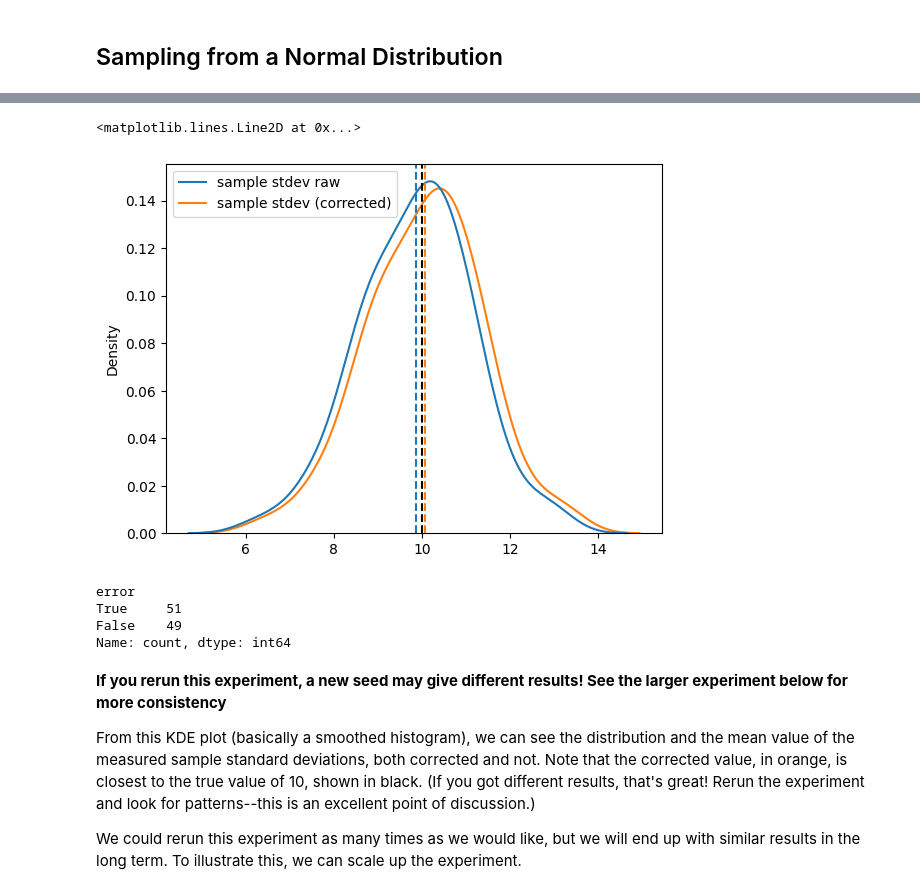
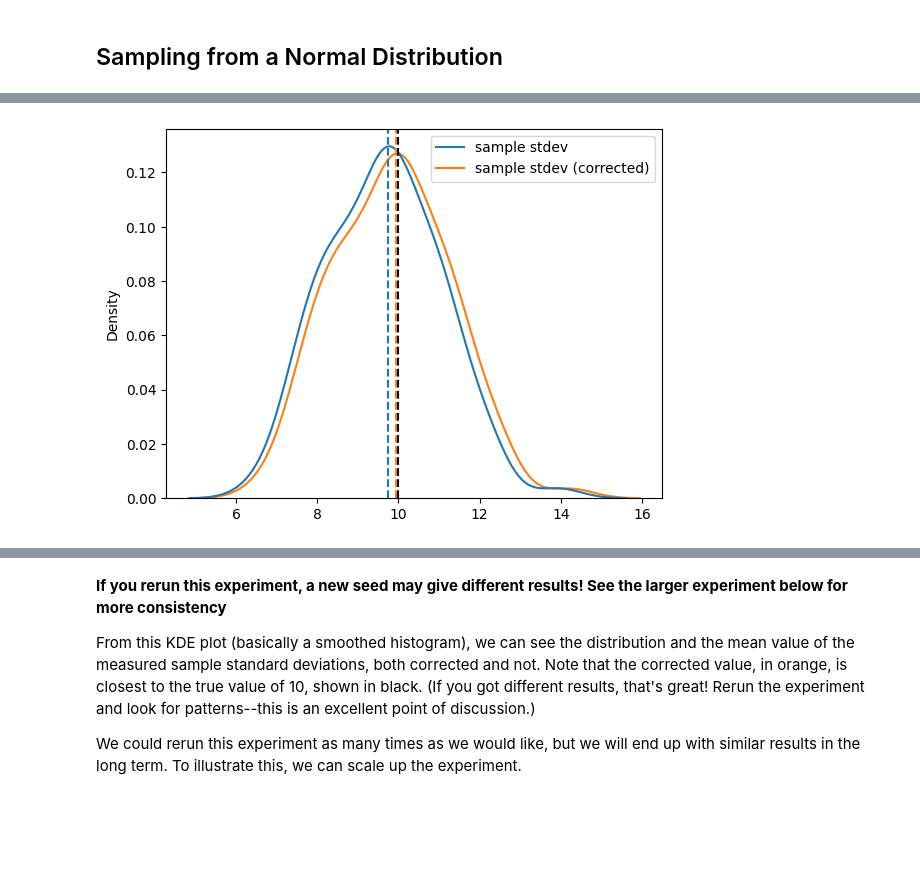
Before and after one commit to aaronjkeeney/Fun-Statistics-Questions, a Jupyter notebook: Bessel_Correction.ipynb, the cells around one changed output, grey strips where cells are left out. Saved outputs shown, nothing was run; the diff lists cells and outputs as text; code cells hidden in the pictures; blank space fills up the shorter version.

```diff
--- a/Bessel_Correction.ipynb
+++ b/Bessel_Correction.ipynb
@@ -43,23 +51,34 @@ import matplotlib.pyplot as plt
 # %%
 %%time
 
 # Population parameters and sample size
 
 pop_mean = 100
 pop_std = 10
 sample_size = 25
 
 # Loop to create raw data
 data_arr = []
 
 for _ in range(100):
     row_data = np.random.normal(pop_mean, pop_std, sample_size)
-    data_arr.append([sample_size, np.mean(row_data), np.std(row_data), np.std(row_data) * math.sqrt(sample_size/(sample_size-1))])
+    var = np.var(row_data)
+    data_arr.append([sample_size,
+                           np.mean(row_data),
+                           var,
+                           var * sample_size/(sample_size-1),
+                           np.sqrt(var),
+                           np.sqrt(var) * np.sqrt(sample_size/(sample_size-1))]
+                          )
 
-df = pd.DataFrame(data = data_arr, columns= ['n', 'sample mean', 'sample stdev raw', 'sample stdev (corrected)'])
+df = pd.DataFrame(data = data_arr, columns= ['n', 'sample mean', 'sample variance',
+                                                    'sample variance (corrected)', 'sample stdev', 'sample stdev (corrected)'])
 
-sns.kdeplot(data=df[['sample stdev raw', 'sample stdev (corrected)']])
+sns.kdeplot(data=df[['sample stdev', 'sample stdev (corrected)']])
 plt.axvline(x=pop_std, color='black', ls='--')
-plt.axvline(x = np.mean(df['sample stdev raw']), color='#1f77b4', ls='--'),
-plt.axvline(x = np.mean(df['sample stdev (corrected)']), color='#ff7f0e', ls='--');
+plt.axvline(x = np.sqrt(np.mean(df['sample variance'])), color='#1f77b4', ls='--'),
+plt.axvline(x = np.sqrt(np.mean(df['sample variance (corrected)'])), color='#ff7f0e', ls='--')
+
+plt.show()
 # %% [output]
+[figure, new version]
@@ -68,16 +87,3 @@ Wall time: 111 ms
-<matplotlib.lines.Line2D at 0x...>
-[figure, old version]
-# %%
-# Create a column that shows whether or not an error was made
-df['error'] = abs(df['sample stdev raw'] - 10) < abs(df['sample stdev (corrected)'] - 10)
-
-# Count the number of errors
-df['error'].value_counts()
-# %% [output]
-error
-True     51
-False    49
-Name: count, dtype: int64
 # %% [markdown]
 **If you rerun this experiment, a new seed may give different results! See the larger experiment below for more consistency**
 
```
Also changed, not shown: parts of 21 cells of this notebook.
